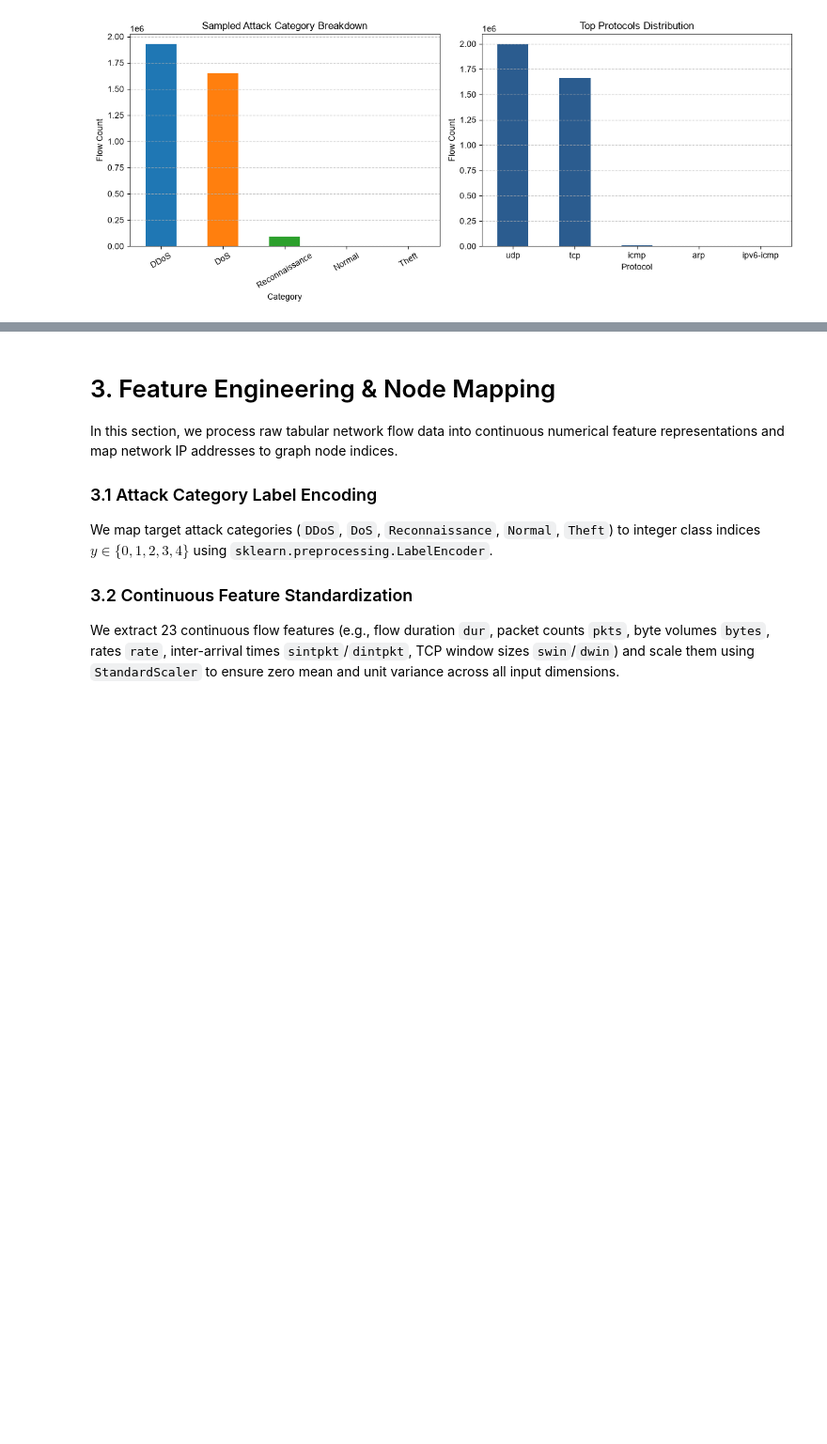
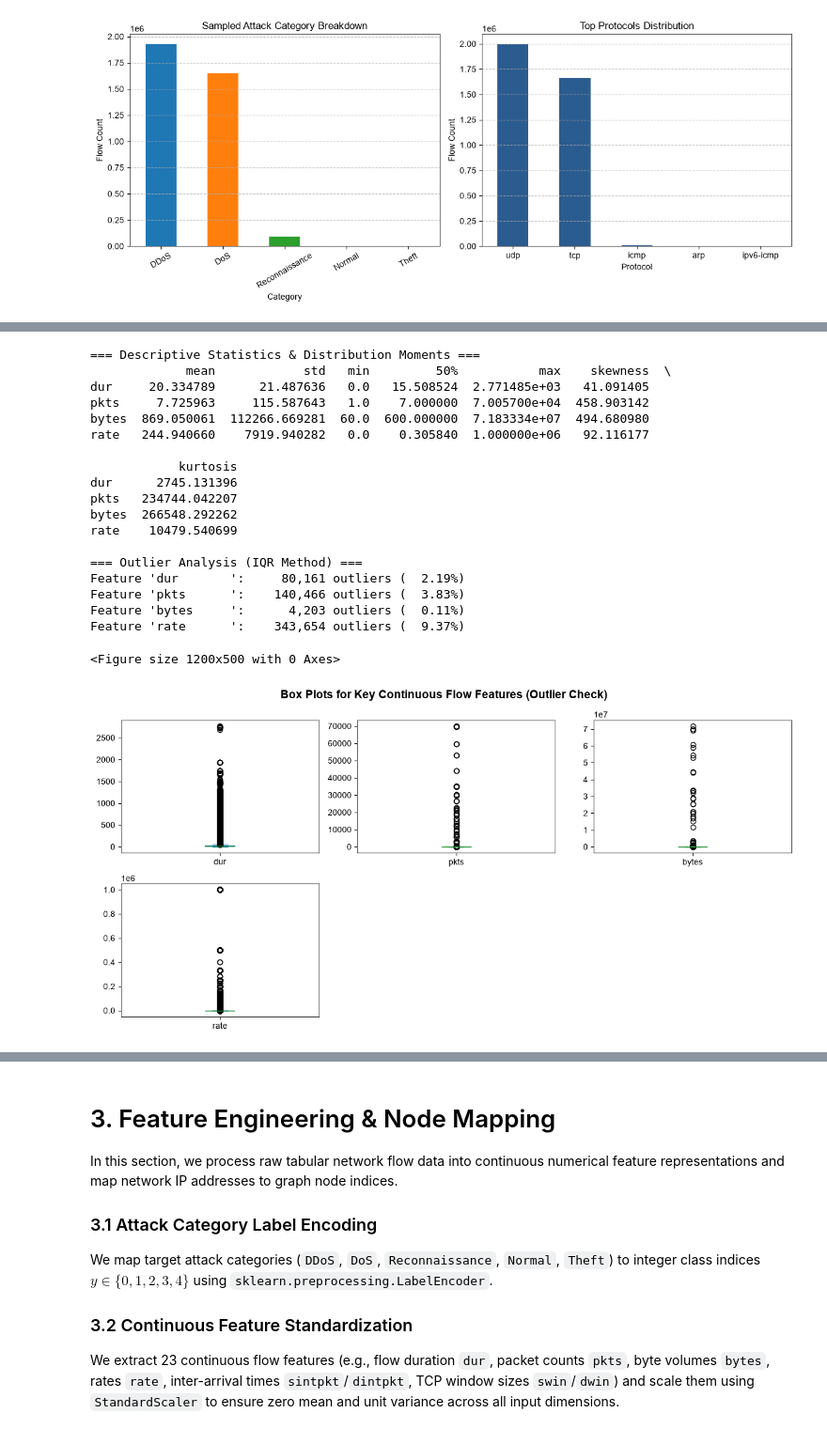
Before and after one commit to neutr0nslayer/AIML_505_project, a Jupyter notebook: Temporal_Botnet_Detection_GNN.ipynb, the cells around one changed output, grey strips where cells are left out. Shown at 94% size. Saved outputs shown, nothing was run; the diff lists cells and outputs as text; code cells hidden in the pictures; blank space fills up the shorter version.

```diff
--- a/Temporal_Botnet_Detection_GNN.ipynb
+++ b/Temporal_Botnet_Detection_GNN.ipynb
@@ -162,0 +230,51 @@ plt.show()
+# %%
+# 2.2 Descriptive Statistics & Distribution Analysis
+from scipy.stats import skew, kurtosis
+
+numeric_cols_sample = ['dur', 'pkts', 'bytes', 'rate', 'sintpkt', 'dintpkt', 'swin', 'dwin']
+available_cols = [c for c in numeric_cols_sample if c in df.columns]
+
+# Summary Statistics Table
+stats_summary = df[available_cols].describe().T
+stats_summary['skewness'] = df[available_cols].apply(lambda x: skew(x.dropna()))
+stats_summary['kurtosis'] = df[available_cols].apply(lambda x: kurtosis(x.dropna()))
+
+print("=== Descriptive Statistics & Distribution Moments ===")
+print(stats_summary[['mean', 'std', 'min', '50%', 'max', 'skewness', 'kurtosis']])
+
+# IQR Outlier Detection
+print("\n=== Outlier Analysis (IQR Method) ===")
+for col in available_cols:
+    Q1 = df[col].quantile(0.25)
+    Q3 = df[col].quantile(0.75)
+    IQR = Q3 - Q1
+    outliers = ((df[col] < (Q1 - 1.5 * IQR)) | (df[col] > (Q3 + 1.5 * IQR))).sum()
+    print(f"Feature '{col:10s}': {outliers:10,d} outliers ({outliers/len(df)*100:6.2f}%)")
+
+# Boxplot Visualization
+plt.figure(figsize=(12, 5))
+df[available_cols[:6]].plot(kind='box', subplots=True, layout=(2, 3), figsize=(12, 6), patch_artist=True)
+plt.suptitle("Box Plots for Key Continuous Flow Features (Outlier Check)", fontsize=14, fontweight='bold')
+plt.tight_layout()
+plt.show()
+# %% [output]
+=== Descriptive Statistics & Distribution Moments ===
+             mean            std   min         50%           max    skewness  \
+dur     20.334789      21.487636   0.0   15.508524  2.771485e+03   41.091405
+pkts     7.725963     115.587643   1.0    7.000000  7.005700e+04  458.903142
+bytes  869.050061  112266.669281  60.0  600.000000  7.183334e+07  494.680980
+rate   244.940660    7919.940282   0.0    0.305840  1.000000e+06   92.116177
+
+            kurtosis
+dur      2745.131396
+pkts   234744.042207
+bytes  266548.292262
+rate    10479.540699
+
+=== Outlier Analysis (IQR Method) ===
+Feature 'dur       ':     80,161 outliers (  2.19%)
+Feature 'pkts      ':    140,466 outliers (  3.83%)
+Feature 'bytes     ':      4,203 outliers (  0.11%)
+Feature 'rate      ':    343,654 outliers (  9.37%)
+<Figure size 1200x500 with 0 Axes>
+[figure, added]
```
Also changed, not shown: parts of 23 cells of this notebook, 16 other files.
